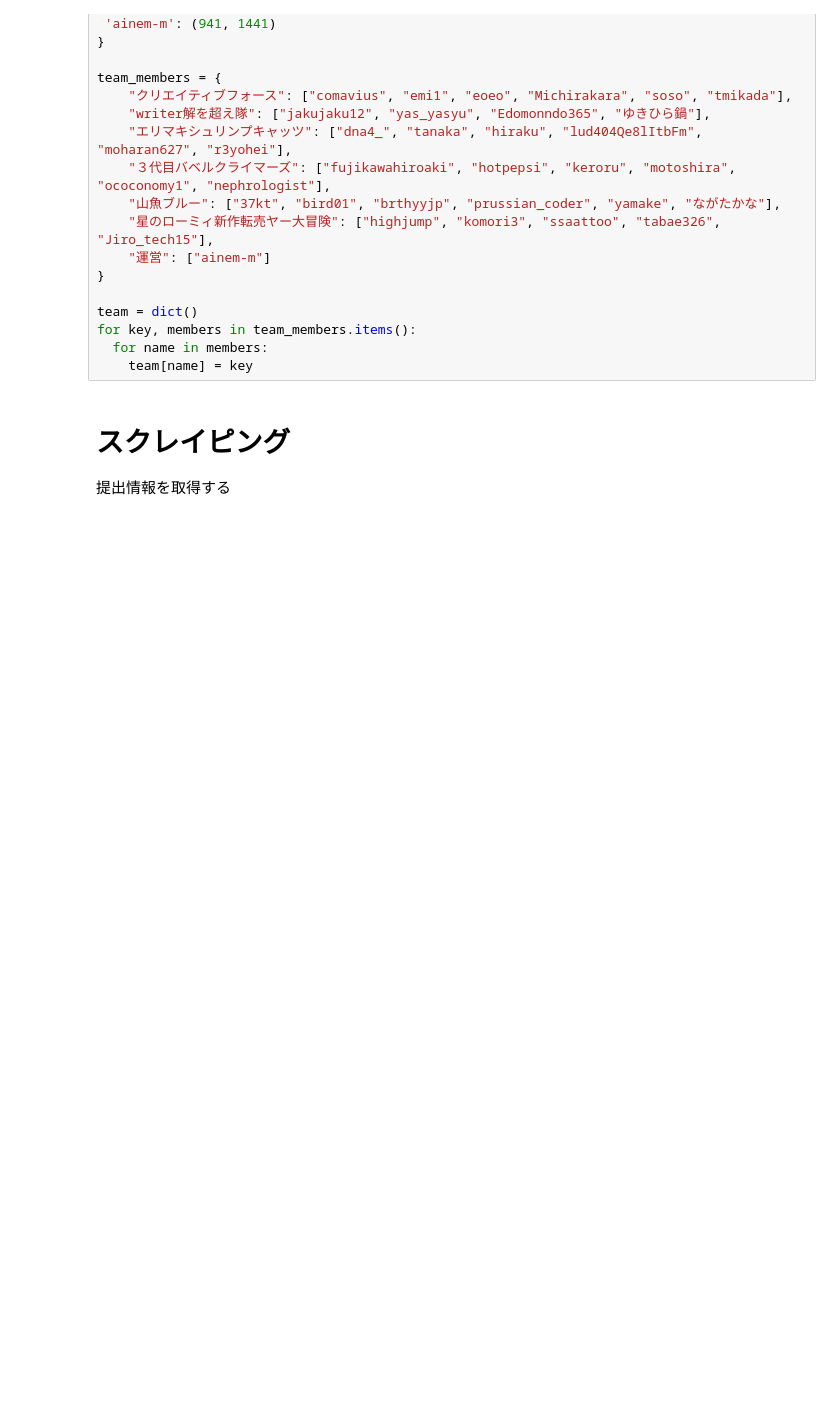
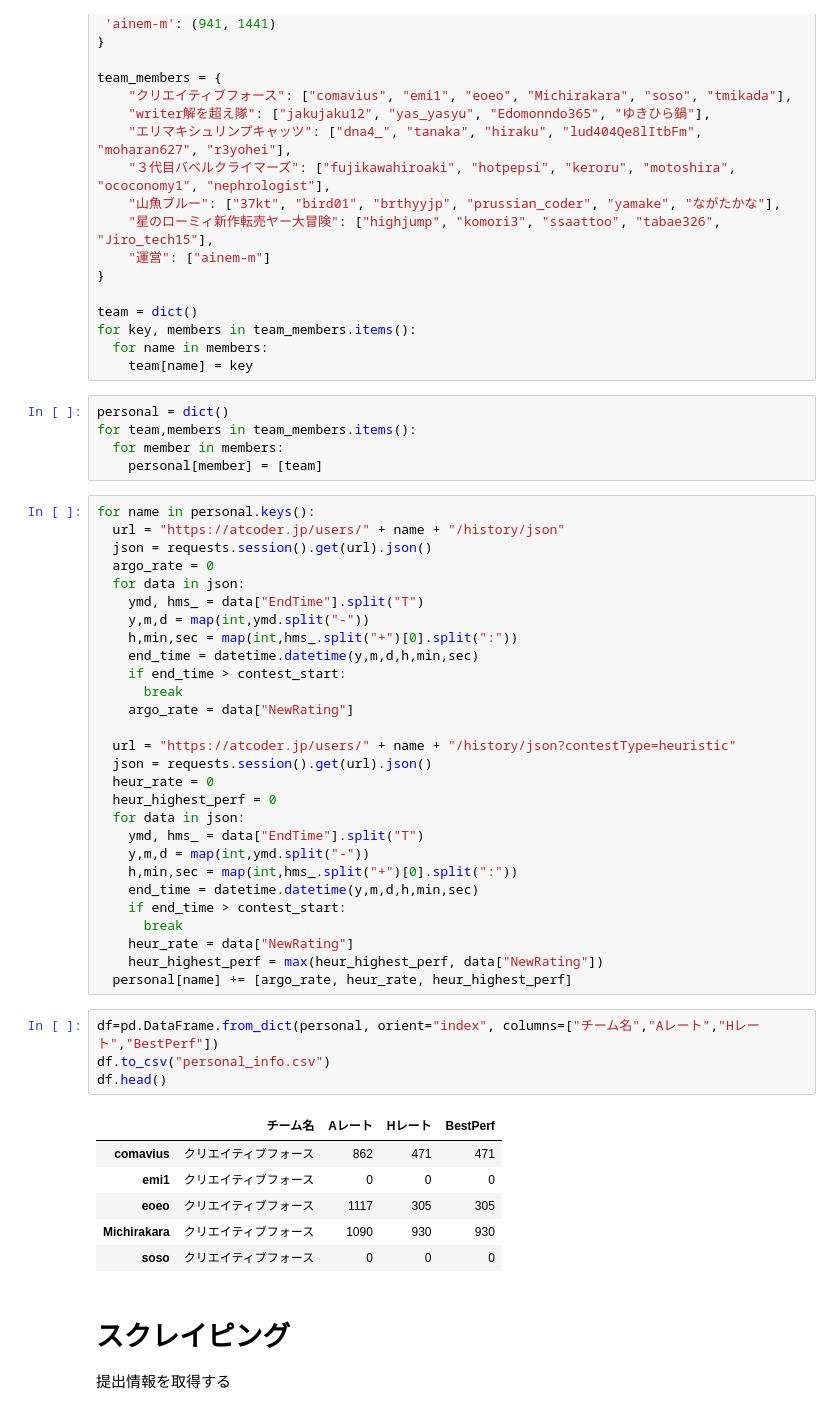
Before and after one commit to edomonndo/mtk-results, a Jupyter notebook: mtk005/mtk005.ipynb, the cells around one changed output. Saved outputs shown, nothing was run; the diff lists cells and outputs as text; blank space fills up the shorter version.

```diff
--- a/mtk005/mtk005.ipynb
+++ b/mtk005/mtk005.ipynb
@@ -67,6 +67,50 @@ team = dict()
 for key, members in team_members.items():
   for name in members:
     team[name] = key
+# %%
+personal = dict()
+for team,members in team_members.items():
+  for member in members:
+    personal[member] = [team]
+# %%
+for name in personal.keys():
+  url = "https://atcoder.jp/users/" + name + "/history/json"
+  json = requests.session().get(url).json()
+  argo_rate = 0
+  for data in json:
+    ymd, hms_ = data["EndTime"].split("T")
+    y,m,d = map(int,ymd.split("-"))
+    h,min,sec = map(int,hms_.split("+")[0].split(":"))
+    end_time = datetime.datetime(y,m,d,h,min,sec)
+    if end_time > contest_start:
+      break
+    argo_rate = data["NewRating"]
+
+  url = "https://atcoder.jp/users/" + name + "/history/json?contestType=heuristic"
+  json = requests.session().get(url).json()
+  heur_rate = 0
+  heur_highest_perf = 0
+  for data in json:
+    ymd, hms_ = data["EndTime"].split("T")
+    y,m,d = map(int,ymd.split("-"))
+    h,min,sec = map(int,hms_.split("+")[0].split(":"))
+    end_time = datetime.datetime(y,m,d,h,min,sec)
+    if end_time > contest_start:
+      break
+    heur_rate = data["NewRating"]
+    heur_highest_perf = max(heur_highest_perf, data["NewRating"])
+  personal[name] += [argo_rate, heur_rate, heur_highest_perf]
+# %%
+df=pd.DataFrame.from_dict(personal, orient="index", columns=["チーム名","Aレート","Hレート","BestPerf"])
+df.to_csv("personal_info.csv")
+df.head()
+# %% [output]
+|  | チーム名 | Aレート | Hレート | BestPerf |
+| comavius | クリエイティブフォース | 862 | 471 | 471 |
+| emi1 | クリエイティブフォース | 0 | 0 | 0 |
+| eoeo | クリエイティブフォース | 1117 | 305 | 305 |
+| Michirakara | クリエイティブフォース | 1090 | 930 | 930 |
+| soso | クリエイティブフォース | 0 | 0 | 0 |
 # %% [markdown]
 # スクレイピング
 提出情報を取得する
```
